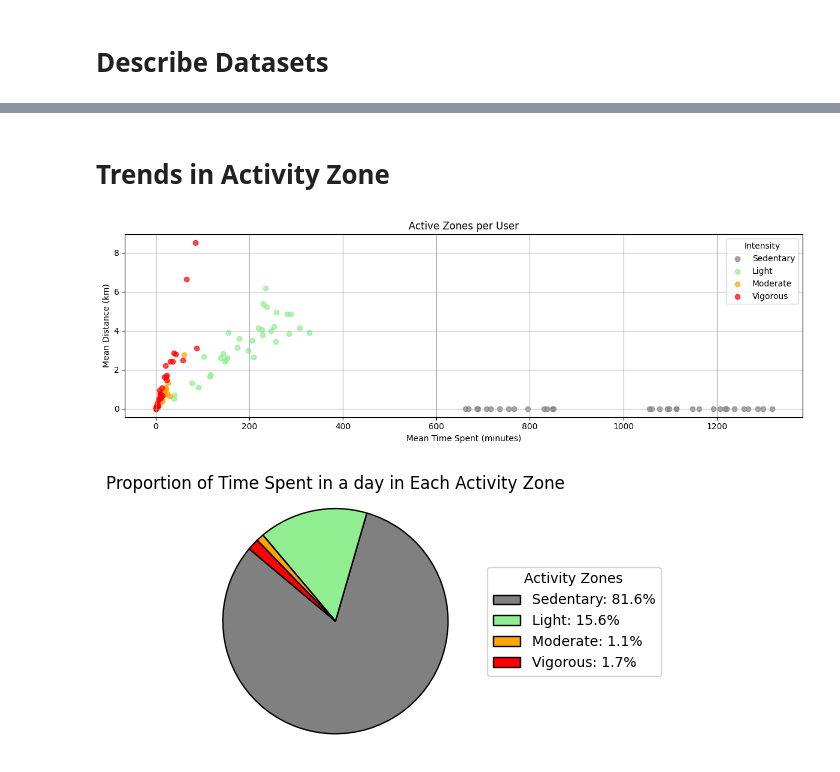
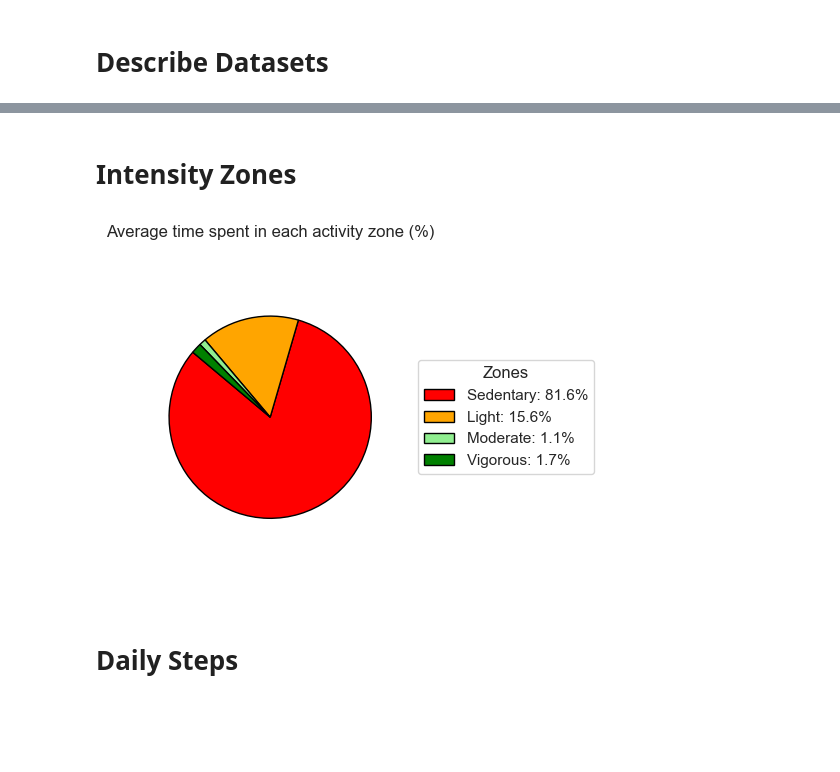
Before and after one commit to koujalgiash/healthcareanalytics101, a Jupyter notebook: kaggle/fitness_trends.ipynb, the cells around one changed output, grey strips where cells are left out. Drawn from its saved outputs; the diff is of its cells as text; code cells hidden in the pictures; blank space fills up the shorter version.

Commit message:
Fitness Trends with Visualisation

```diff
--- a/kaggle/fitness_trends.ipynb
+++ b/kaggle/fitness_trends.ipynb
@@ -66,5 +82,5 @@ Duplicates in daily_intensites: 0
 # %% [markdown]
-# Trends in Activity Zone
+# Intensity Zones
 # %%
 # Group data by user and calculate mean distance and mean time per instensity level
 
@@ -84,12 +99,13 @@ daily_intensites_grouped = daily_intensites.groupby("Id").agg({
 # %%
+'''
 # Scatter plot of time and distance of Acitvity Instensites
 
 # Define zones and their colors
 zones = {
-    'Sedentary': ('SedentaryMinutes', 'SedentaryActiveDistance', 'gray'),
-    'Light': ('LightlyActiveMinutes', 'LightActiveDistance', 'lightgreen'),
-    'Moderate': ('FairlyActiveMinutes', 'ModeratelyActiveDistance', 'orange'),
-    'Vigorous': ('VeryActiveMinutes', 'VeryActiveDistance', 'red')
+    'Sedentary': ('SedentaryMinutes', 'SedentaryActiveDistance', 'red'),
+    'Light': ('LightlyActiveMinutes', 'LightActiveDistance', 'orange'),
+    'Moderate': ('FairlyActiveMinutes', 'ModeratelyActiveDistance', 'lightgreen'),
+    'Vigorous': ('VeryActiveMinutes', 'VeryActiveDistance', 'green')
 }
 
 # Plot scatter points for each zone
@@ -107,51 +123,50 @@ plt.legend(title="Intensity")
 plt.grid(True)
 plt.tight_layout()
 plt.show()
+'''
-# %% [output]
-[figure, removed]
 # %%
 # PIE CHART of time spent in activity zone of the total device usage.
 
-# Sum time spent in each zone across all users
-zone_time_totals = {
-    'Sedentary': daily_intensites_grouped['SedentaryMinutes'].sum(),
-    'Light': daily_intensites_grouped['LightlyActiveMinutes'].sum(),
-    'Moderate': daily_intensites_grouped['FairlyActiveMinutes'].sum(),
-    'Vigorous': daily_intensites_grouped['VeryActiveMinutes'].sum()
+# Average time spent in each zone across all users
+zone_time = {
+    'Sedentary': daily_intensites_grouped['SedentaryMinutes'].mean(),
+    'Light': daily_intensites_grouped['LightlyActiveMinutes'].mean(),
+    'Moderate': daily_intensites_grouped['FairlyActiveMinutes'].mean(),
+    'Vigorous': daily_intensites_grouped['VeryActiveMinutes'].mean()
 }
 
 # Convert to percentages
-total_minutes = sum(zone_time_totals.values())
-zone_time_percentages = {
-    zone: round((minutes / total_minutes) * 100, 1)
-    for zone, minutes in zone_time_totals.items()
-}
+total_minutes = sum(zone_time.values())
+zone_time_percentages = {k: (v / total_minutes) * 100 for k, v in zone_time.items()}
 
 # Labels, values, and colors
-labels = list(zone_time_totals.keys())
-sizes = list(zone_time_totals.values())
-colors = ['gray', 'lightgreen', 'orange', 'red']
-
-# Create custom legend labels with percentages
-legend_labels = [
-    f"{zone}: {percent}%" for zone, percent in zone_time_percentages.items()
-]
+labels = list(zone_time.keys())
+sizes = list(zone_time.values())
+colors = ['red', 'orange', 'lightgreen', 'green']
 
 # Plotting the pie chart
-plt.figure(figsize=(5,3))
-wedges, texts = plt.pie(
+fig, ax = plt.subplots(figsize=(5, 4))
+wedges, texts = ax.pie(
     sizes,
-    labels=None,
     colors=colors,
     startangle=140,
     wedgeprops={'edgecolor': 'black'}
 )
 
-# Add legend on the right
-plt.legend(wedges, legend_labels, title="Activity Zones", loc="center left", bbox_to_anchor=(1, 0.5))
-plt.title("Proportion of Time Spent in a day in Each Activity Zone")
+# Add legend with percentage labels
+ax.legend(
+    wedges,
+    [f"{label}: {zone_time_percentages[label]:.1f}%" for label in labels],
+    title="Zones",
+    loc="center left",
+    bbox_to_anchor=(1, 0.5)
+)
+
+plt.title("Average time spent in each activity zone (%)")
 plt.axis('equal')
 plt.tight_layout()
 plt.show()
 # %% [output]
-[figure, old version]
+[figure, new version]
+# %% [markdown]
+# Daily Steps
```
Also changed, not shown: parts of 17 cells of this notebook, 4 other files.
